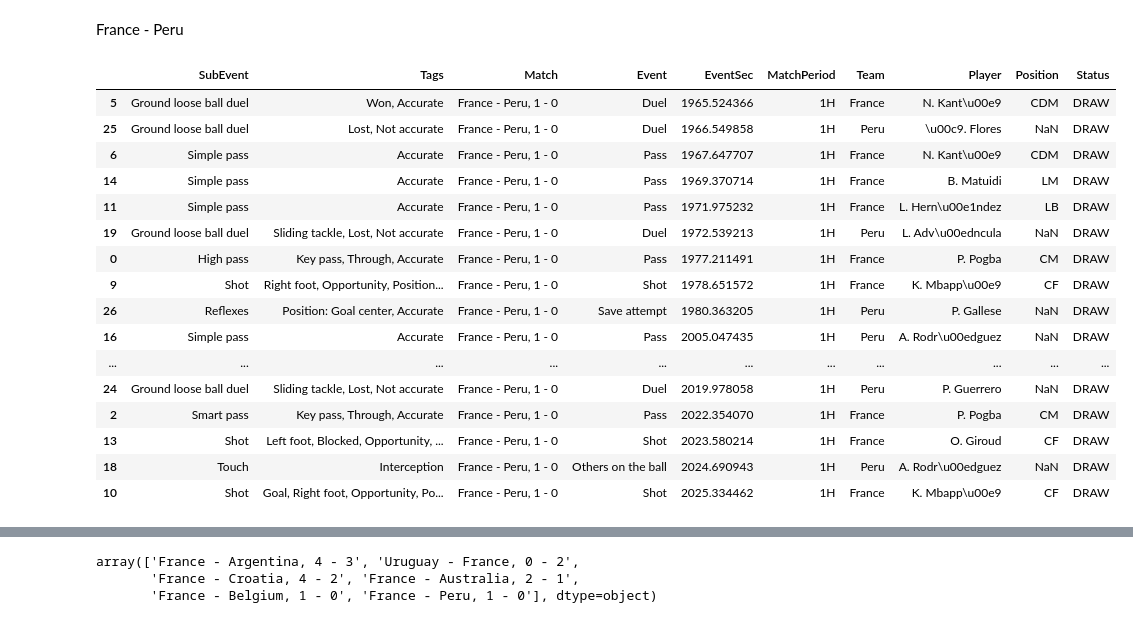
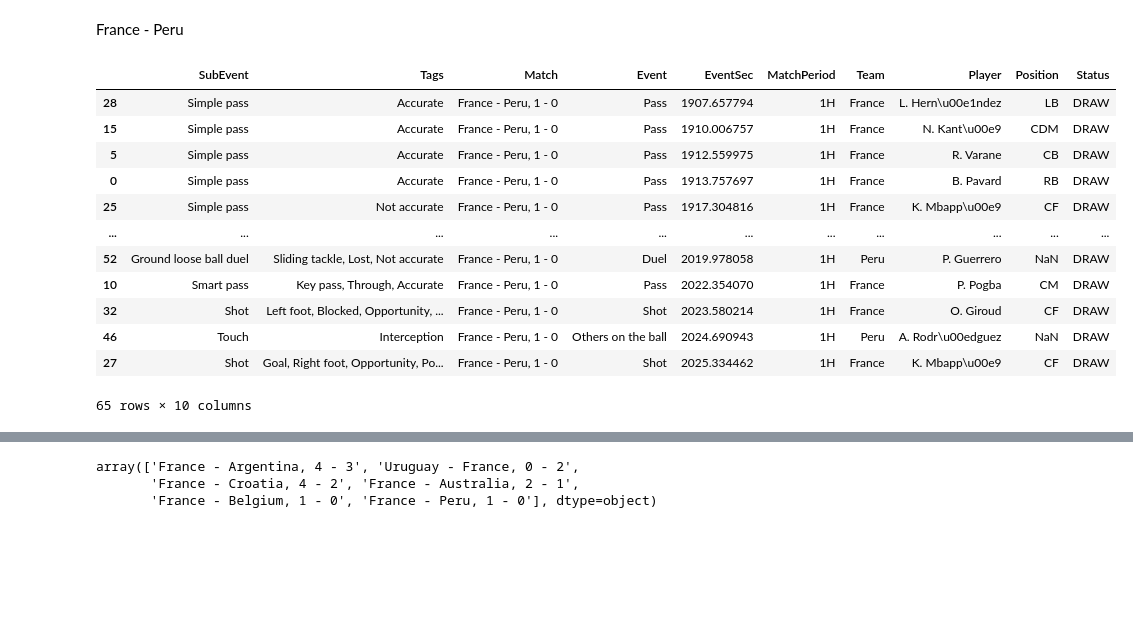
Before and after one commit to MrSachin7/ProcessMiningProject, a Jupyter notebook: Data_preparation/index.ipynb, the cells around one changed output, grey strips where cells are left out. Cells and saved outputs as stored; diff of their text form; code cells hidden in the pictures; blank space fills up the shorter version.

```diff
--- a/Data_preparation/index.ipynb
+++ b/Data_preparation/index.ipynb
@@ -533,26 +528,22 @@ events_australia_france = events_australia[events_australia['Team'] == 'France']
 # %% [markdown]
 France - Peru
 # %%
-events_peru = events_before_goal_by_minutes(data, 'Peru', minutes=1)
+events_peru = events_before_goal_by_minutes(data, 'Peru', minutes=2)
 events_peru
 # %% [output]
 |  | SubEvent | Tags | Match | Event | EventSec | MatchPeriod | Team | Player | Position | Status |
-| 5 | Ground loose ball duel | Won, Accurate | France - Peru, 1 - 0 | Duel | 1965.524366 | 1H | France | N. Kant\u00e9 | CDM | DRAW |
-| 25 | Ground loose ball duel | Lost, Not accurate | France - Peru, 1 - 0 | Duel | 1966.549858 | 1H | Peru | \u00c9. Flores | NaN | DRAW |
-| 6 | Simple pass | Accurate | France - Peru, 1 - 0 | Pass | 1967.647707 | 1H | France | N. Kant\u00e9 | CDM | DRAW |
-| 14 | Simple pass | Accurate | France - Peru, 1 - 0 | Pass | 1969.370714 | 1H | France | B. Matuidi | LM | DRAW |
-| 11 | Simple pass | Accurate | France - Peru, 1 - 0 | Pass | 1971.975232 | 1H | France | L. Hern\u00e1ndez | LB | DRAW |
-| 19 | Ground loose ball duel | Sliding tackle, Lost, Not accurate | France - Peru, 1 - 0 | Duel | 1972.539213 | 1H | Peru | L. Adv\u00edncula | NaN | DRAW |
-| 0 | High pass | Key pass, Through, Accurate | France - Peru, 1 - 0 | Pass | 1977.211491 | 1H | France | P. Pogba | CM | DRAW |
-| 9 | Shot | Right foot, Opportunity, Position... | France - Peru, 1 - 0 | Shot | 1978.651572 | 1H | France | K. Mbapp\u00e9 | CF | DRAW |
-| 26 | Reflexes | Position: Goal center, Accurate | France - Peru, 1 - 0 | Save attempt | 1980.363205 | 1H | Peru | P. Gallese | NaN | DRAW |
-| 16 | Simple pass | Accurate | France - Peru, 1 - 0 | Pass | 2005.047435 | 1H | Peru | A. Rodr\u00edguez | NaN | DRAW |
+| 28 | Simple pass | Accurate | France - Peru, 1 - 0 | Pass | 1907.657794 | 1H | France | L. Hern\u00e1ndez | LB | DRAW |
+| 15 | Simple pass | Accurate | France - Peru, 1 - 0 | Pass | 1910.006757 | 1H | France | N. Kant\u00e9 | CDM | DRAW |
+| 5 | Simple pass | Accurate | France - Peru, 1 - 0 | Pass | 1912.559975 | 1H | France | R. Varane | CB | DRAW |
+| 0 | Simple pass | Accurate | France - Peru, 1 - 0 | Pass | 1913.757697 | 1H | France | B. Pavard | RB | DRAW |
+| 25 | Simple pass | Not accurate | France - Peru, 1 - 0 | Pass | 1917.304816 | 1H | France | K. Mbapp\u00e9 | CF | DRAW |
 | ... | ... | ... | ... | ... | ... | ... | ... | ... | ... | ... |
-| 24 | Ground loose ball duel | Sliding tackle, Lost, Not accurate | France - Peru, 1 - 0 | Duel | 2019.978058 | 1H | Peru | P. Guerrero | NaN | DRAW |
-| 2 | Smart pass | Key pass, Through, Accurate | France - Peru, 1 - 0 | Pass | 2022.354070 | 1H | France | P. Pogba | CM | DRAW |
-| 13 | Shot | Left foot, Blocked, Opportunity, ... | France - Peru, 1 - 0 | Shot | 2023.580214 | 1H | France | O. Giroud | CF | DRAW |
-| 18 | Touch | Interception | France - Peru, 1 - 0 | Others on the ball | 2024.690943 | 1H | Peru | A. Rodr\u00edguez | NaN | DRAW |
-| 10 | Shot | Goal, Right foot, Opportunity, Po... | France - Peru, 1 - 0 | Shot | 2025.334462 | 1H | France | K. Mbapp\u00e9 | CF | DRAW |
+| 52 | Ground loose ball duel | Sliding tackle, Lost, Not accurate | France - Peru, 1 - 0 | Duel | 2019.978058 | 1H | Peru | P. Guerrero | NaN | DRAW |
+| 10 | Smart pass | Key pass, Through, Accurate | France - Peru, 1 - 0 | Pass | 2022.354070 | 1H | France | P. Pogba | CM | DRAW |
+| 32 | Shot | Left foot, Blocked, Opportunity, ... | France - Peru, 1 - 0 | Shot | 2023.580214 | 1H | France | O. Giroud | CF | DRAW |
+| 46 | Touch | Interception | France - Peru, 1 - 0 | Others on the ball | 2024.690943 | 1H | Peru | A. Rodr\u00edguez | NaN | DRAW |
+| 27 | Shot | Goal, Right foot, Opportunity, Po... | France - Peru, 1 - 0 | Shot | 2025.334462 | 1H | France | K. Mbapp\u00e9 | CF | DRAW |
+65 rows × 10 columns
 # %%
 events_peru_france = events_peru[events_peru['Team'] == 'France']
 # %%
```
Also changed, not shown: parts of 12 cells of this notebook, 15 other files.
